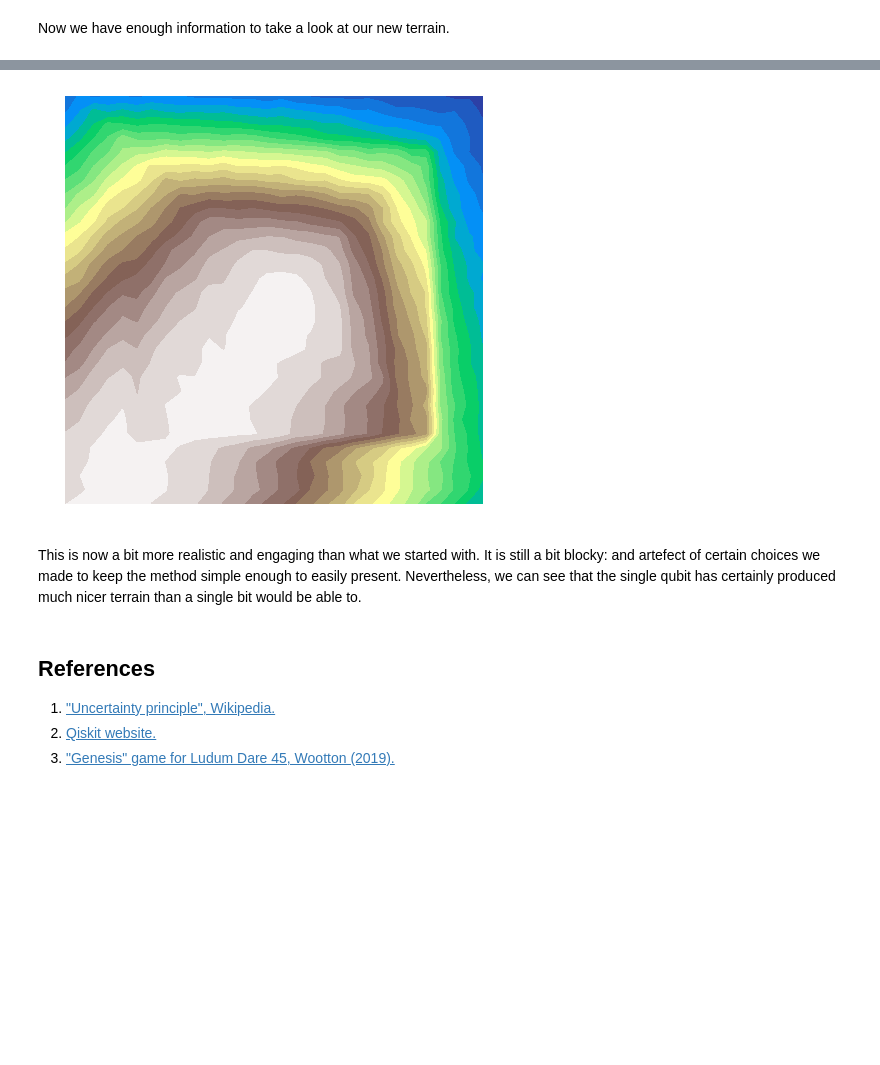
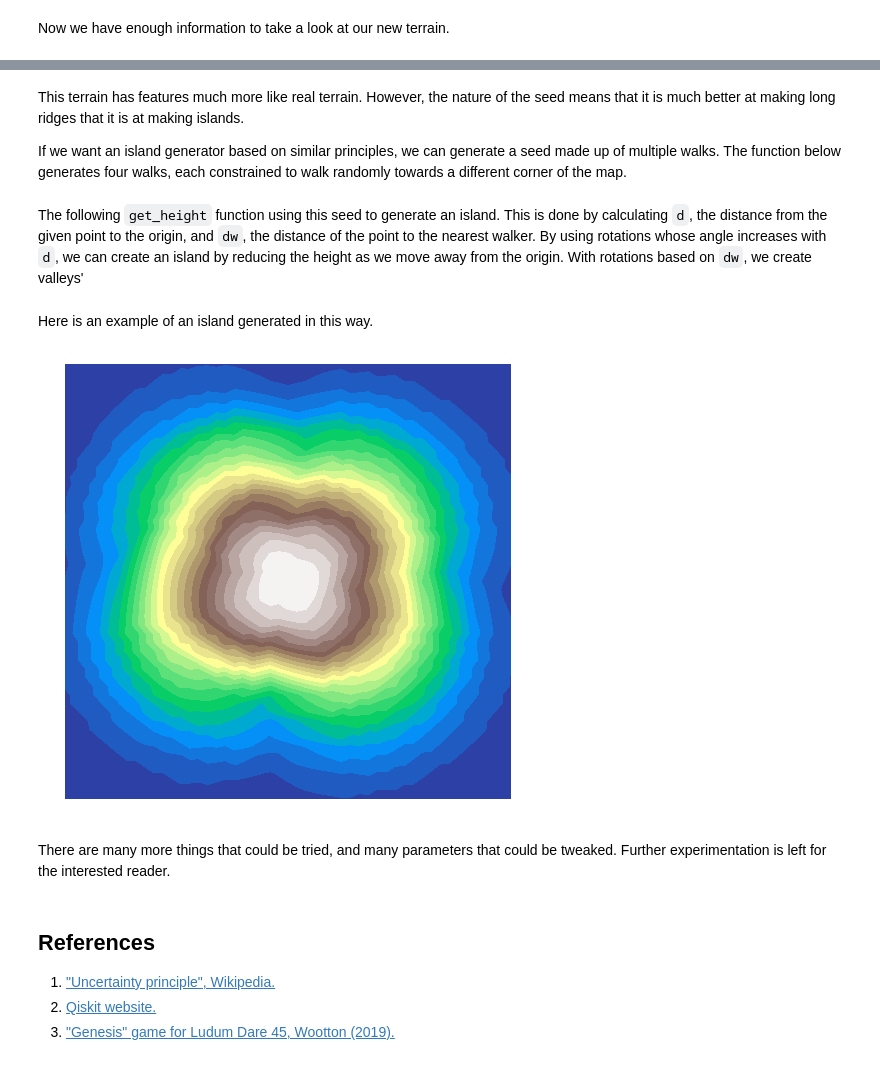
Before and after one commit to quantumjim/blog, a Jupyter notebook: Quantum_Procedural_Generation/2_SingleQubit.ipynb, the cells around one changed output, grey strips where cells are left out. Cells and saved outputs as stored; diff of their text form; code cells hidden in the pictures; blank space fills up the shorter version.

```diff
--- a/Quantum_Procedural_Generation/2_SingleQubit.ipynb
+++ b/Quantum_Procedural_Generation/2_SingleQubit.ipynb
@@ -562,0 +591,4 @@ Now we have enough information to take a look at our new terrain.
+# %% [markdown]
+This terrain has features much more like real terrain. However, the nature of the seed means that it is much better at making long ridges that it is at making islands.
+
+If we want an island generator based on similar principles, we can generate a seed made up of multiple walks. The function below generates four walks, each constrained to walk randomly towards a different corner of the map.
@@ -563,11 +611,53 @@ Now we have enough information to take a look at our new terrain.
+# %% [markdown]
+The following `get_height` function using this seed to generate an island. This is done by calculating `d`, the distance from the given point to the origin, and `dw`, the distance of the point to the nearest walker. By using rotations whose angle increases with `d`, we can create an island by reducing the height as we move away from the origin. With rotations based on `dw`, we create valleys'
+# %%
+def get_height(x,y,seed):
+
+    qc = QuantumCircuit(1,1)
+
+    # get seed positions for this distance
+    d = int( (x**2+y**2)**0.5 )
+
+    dw = []
+    for j, walker in enumerate(seed):
+        dw.append( ((x-walker[d][0])**2+(y-walker[d][1])**2)**0.5 )
+    min_dw = min(dw)
+
+    # perform rotations, whose angles depend on x and y
+    qc.x(0)
+    # low frequency rotations to create island shape
+    qc.rx((1/80)*d*pi,0)
+    qc.ry((1/35)*min_dw*pi,0)
+    qc.rx((1/80)*d*pi,0)
+
+    # perform a z measurement
+    qc.measure(0,0)
+
+    # determine the probability of a 1
+    try:
+        p = simulate(qc,get='counts',shots=10000)['1']/10000
+        # the corresponding command in standard Qiskit is
+        #p = execute(qc,Aer.get_backend('qasm_simulator'),shots=10000).result().get_counts()['1']/10000
+    except:
+        p = 0
+
+    # return p^2 as the height
+    return p**2
+# %% [markdown]
+Here is an example of an island generated in this way.
 # %%
+L = 25
 seed = generate_seed(L)
-z = [ [get_height(x,y,seed) for x in range(-L,L)] for y in range(-L,L) ]
-plot_z(z,L)
+height = {}
+for x in range(-L,L+1):
+    for y in range(-L,L+1):
+        height[x,y] = get_height(x,y,seed)
+
+plot_height(height)
 # %% [output]
-[figure, old version]
+[figure, new version]
-# %% [markdown]
-This is now a bit more realistic and engaging than what we started with. It is still a bit blocky: and artefect of certain choices we made to keep the method simple enough to easily present. Nevertheless, we can see that the single qubit has certainly produced much nicer terrain than a single bit would be able to.
+# %% [markdown]
+There are many more things that could be tried, and many parameters that could be tweaked. Further experimentation is left for the interested reader.
 # %% [markdown]
 ## References
 
```
Also changed, not shown: parts of 31 cells of this notebook, 11 other files.
